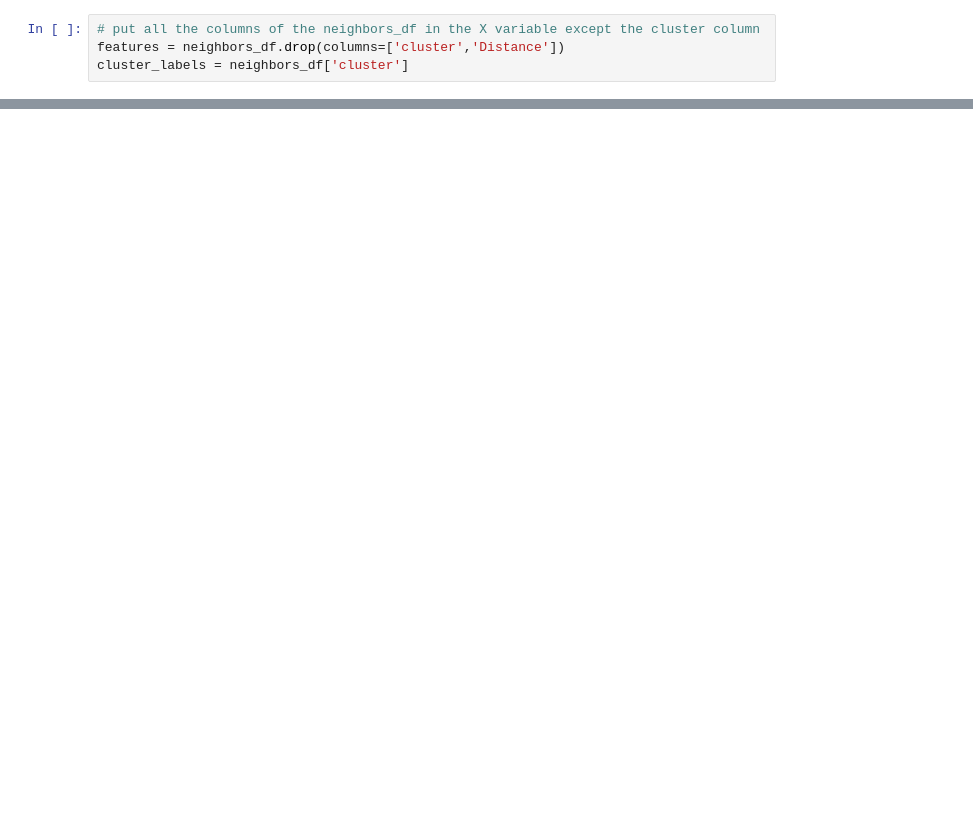
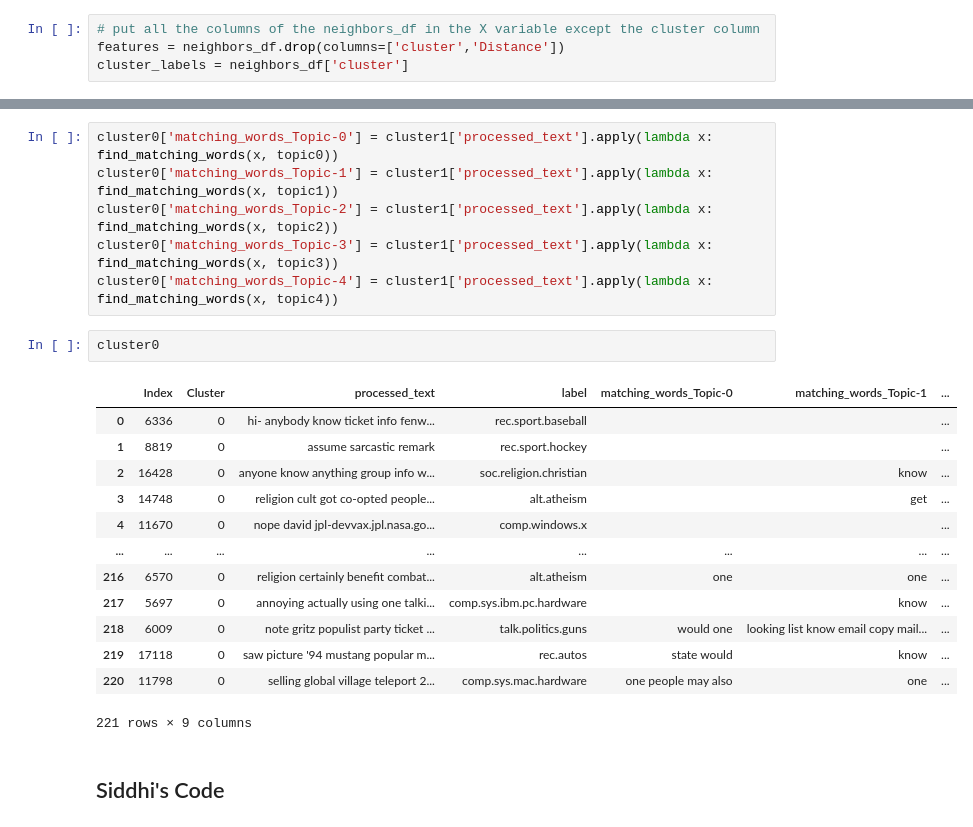
Before and after one commit to Siddhi1699/Deep-Text-Clustering, a Jupyter notebook: KNN.ipynb, the cells around one changed output, grey strips where cells are left out. Drawn from its saved outputs; the diff is of its cells as text; blank space fills up the shorter version.

```diff
--- a/KNN.ipynb
+++ b/KNN.ipynb
@@ -168,0 +308,24 @@ shap.summary_plot(shap_values_[0], features)
+# %%
+cluster0['matching_words_Topic-0'] = cluster1['processed_text'].apply(lambda x: find_matching_words(x, topic0))
+cluster0['matching_words_Topic-1'] = cluster1['processed_text'].apply(lambda x: find_matching_words(x, topic1))
+cluster0['matching_words_Topic-2'] = cluster1['processed_text'].apply(lambda x: find_matching_words(x, topic2))
+cluster0['matching_words_Topic-3'] = cluster1['processed_text'].apply(lambda x: find_matching_words(x, topic3))
+cluster0['matching_words_Topic-4'] = cluster1['processed_text'].apply(lambda x: find_matching_words(x, topic4))
+# %%
+cluster0
+# %% [output]
+|  | Index | Cluster | processed_text | label | matching_words_Topic-0 | matching_words_Topic-1 | ... |
+| 0 | 6336 | 0 | hi- anybody know ticket info fenw... | rec.sport.baseball |  |  | ... |
+| 1 | 8819 | 0 | assume sarcastic remark | rec.sport.hockey |  |  | ... |
+| 2 | 16428 | 0 | anyone know anything group info w... | soc.religion.christian |  | know | ... |
+| 3 | 14748 | 0 | religion cult got co-opted people... | alt.atheism |  | get | ... |
+| 4 | 11670 | 0 | nope david jpl-devvax.jpl.nasa.go... | comp.windows.x |  |  | ... |
+| ... | ... | ... | ... | ... | ... | ... | ... |
+| 216 | 6570 | 0 | religion certainly benefit combat... | alt.atheism | one | one | ... |
+| 217 | 5697 | 0 | annoying actually using one talki... | comp.sys.ibm.pc.hardware |  | know | ... |
+| 218 | 6009 | 0 | note gritz populist party ticket ... | talk.politics.guns | would one | looking list know email copy mail... | ... |
+| 219 | 17118 | 0 | saw picture '94 mustang popular m... | rec.autos | state would | know | ... |
+| 220 | 11798 | 0 | selling global village teleport 2... | comp.sys.mac.hardware | one people may also | one | ... |
+221 rows × 9 columns
+# %% [markdown]
+## Siddhi's Code
```
Also changed, not shown: parts of 17 cells of this notebook, 4 other files.
